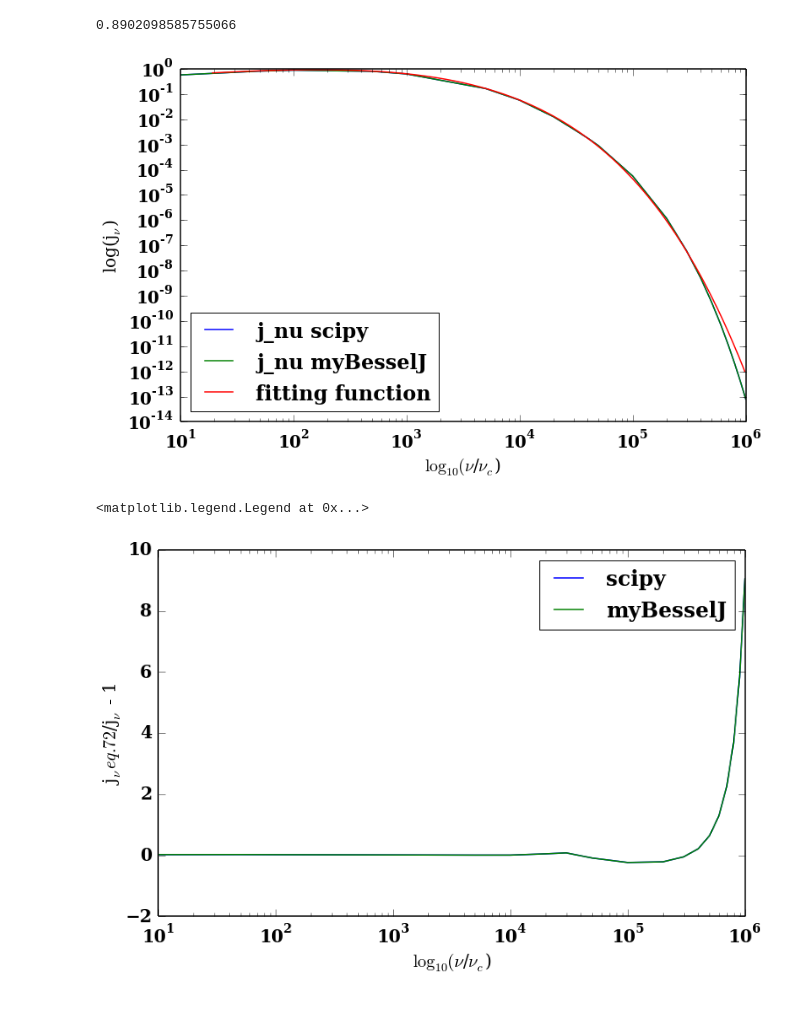
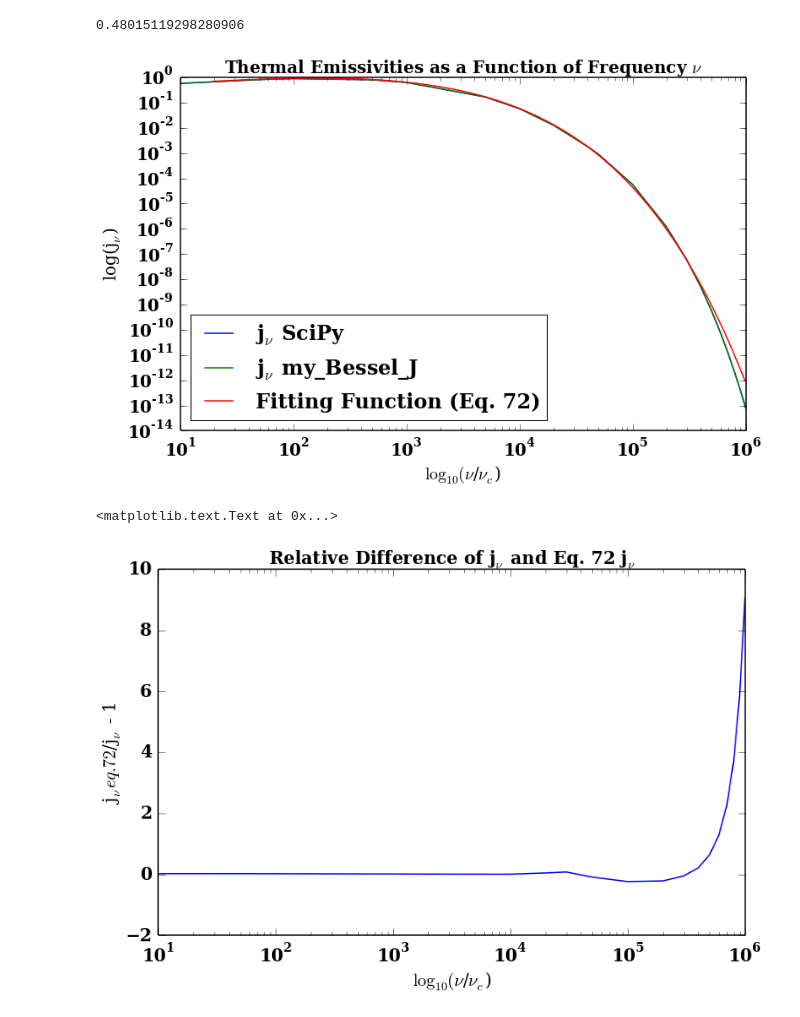
Before and after one commit to aapandy2/kappa_distributions, a Jupyter notebook: jnu_calculator_thermal.ipynb, the cells around one changed output. Saved outputs shown, nothing was run; the diff lists cells and outputs as text; code cells hidden in the pictures.

```diff
--- a/jnu_calculator_thermal.ipynb
+++ b/jnu_calculator_thermal.ipynb
@@ -58,7 +58,7 @@ nu_c = (e * B)/(2 * np.pi * m * c)
 
 #variables to be set (frequency, observer angle, width of delta function, electron number density,
 # sum index n)
-nu = 100. * nu_c
+nu = 5. * nu_c
 theta = np.pi / 3
 epsilon = 0.01
 n_e = 1.
@@ -154,36 +154,37 @@ n_summation(n_max)
 
 #print gamma_integration_result(10)
 # %% [output]
-0.8902098585755066
+0.48015119298280906
 # %%
 #approximate fit to thermal MBS emissivity eq. 72, using scipy.special bessel function calculator
 #X = nu/nu_s
 def eq_72_jnu(X):
     prefactor = (n_e * np.sqrt(2.) * np.pi * e**2. * nu_s)/(3. * special.kn(2., 1./theta_e) * c)
     f_of_X = (X**(1./2.) + 2**(11./12.) * X**(1./6.))**2. * np.exp(-X**(1./3.))
     ans = prefactor * f_of_X
     return ans
 
 X = np.arange(0, 50900., 1.)
 data_special = np.loadtxt('/home/alex/kappa_dist/jnu_scipy.txt')
 pl.xlabel("$\\log_{10}(\\nu$/$\\nu_c$)")
 pl.ylabel("log(j$_\\nu$)")
 
 data_my = np.loadtxt('/home/alex/kappa_dist/jnu_myBessel.txt')
 
 
 #since we are plotting nu/nu_c, and X = nu/nu_s, we
 #need to plot (X * nu_s)/nu_c, eq_72(X)
 #used sums up until nu/nu_c = 10000 (including missing point 5000)
-pl.loglog(data_special[:, 0], data_special[:, 1], label='j_nu scipy')
-pl.loglog(data_my[:, 0], data_my[:, 1], label='j_nu myBesselJ')
-pl.loglog((X * nu_s)/nu_c, eq_72_jnu(X), label='fitting function')
+pl.loglog(data_special[:, 0], data_special[:, 1], label='j$_\\nu$ SciPy')
+pl.loglog(data_my[:, 0], data_my[:, 1], label='j$_\\nu$ my_Bessel_J')
+pl.loglog((X * nu_s)/nu_c, eq_72_jnu(X), label='Fitting Function (Eq. 72)')
+pl.title('Thermal Emissivities as a Function of Frequency $\\nu$')
 
 pl.legend(loc='lower left')
 
 pl.show()
 # %% [output]
-[figure, old version]
+[figure, new version]
 # %%
 #error in calculated j_nu, for j_nu calculated using scipy.special bessel function calculator
 errordata_special = np.loadtxt('/home/alex/kappa_dist/jnu_scipy.txt')
@@ -201,11 +202,12 @@ error_my = fitting_function_jnu/calculated_jnu_my - 1.
 pl.xlabel("$\\log_{10}(\\nu$/$\\nu_c$)")
 pl.ylabel("j$_\\nu eq.72$/j$_\\nu$ - 1")
 pl.semilogx(nu_ratio, error_special, label='scipy')
-pl.semilogx(nu_ratio, error_my, label='myBesselJ')
-pl.legend()
+#pl.semilogx(nu_ratio, error_my, label='myBesselJ')
+#pl.legend()
+pl.title('Relative Difference of j$_\\nu$ and Eq. 72 j$_\\nu$')
 # %% [output]
-<matplotlib.legend.Legend at 0x...>
+<matplotlib.text.Text at 0x...>
-[figure, old version]
+[figure, new version]
 # %%
 #same plots, except with very low error tolerance on quad integrator
 
```
Also changed, not shown: parts of 2 cells of this notebook, 4 other files.
